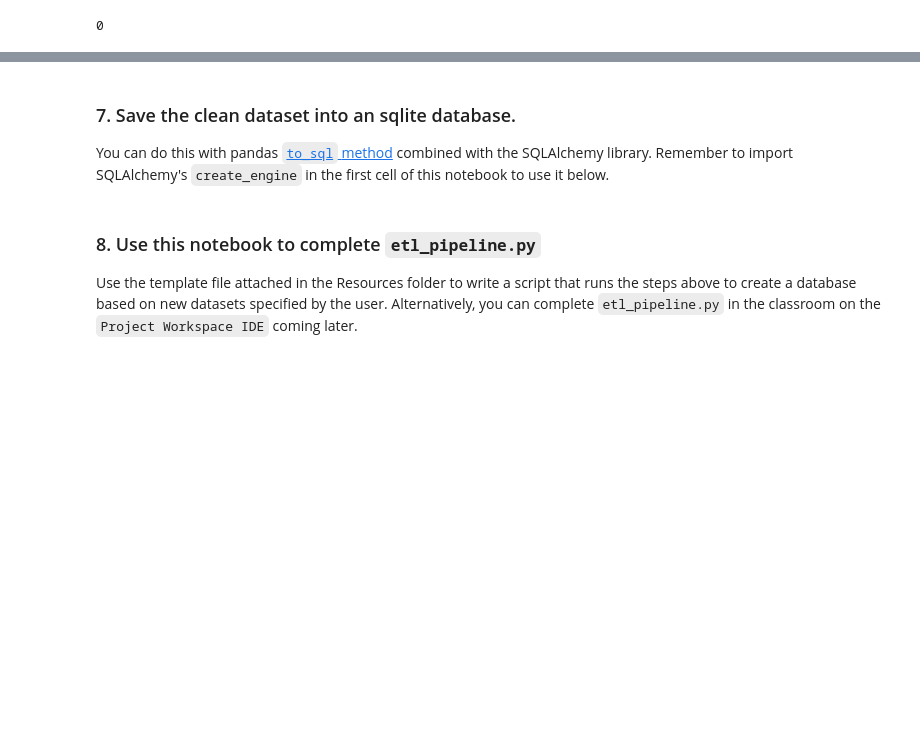
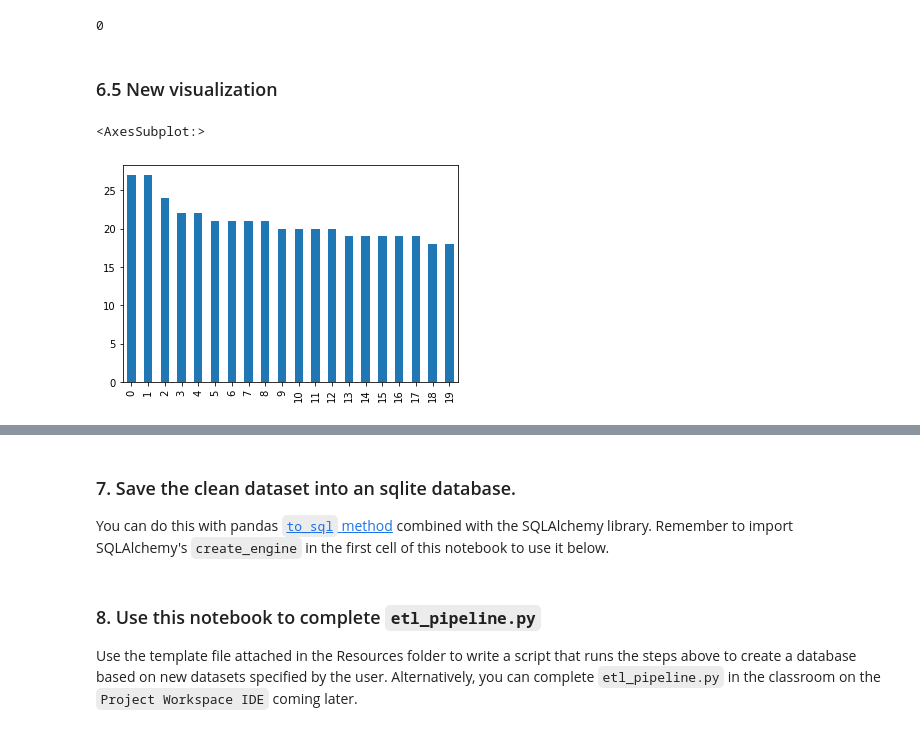
Before and after one commit to rmnng/dsdisresp, a Jupyter notebook: pipelines/ETL Pipeline Preparation.ipynb, the cells around one changed output, grey strips where cells are left out. Cells and saved outputs as stored; diff of their text form; code cells hidden in the pictures; blank space fills up the shorter version.

```diff
--- a/pipelines/ETL Pipeline Preparation.ipynb
+++ b/pipelines/ETL Pipeline Preparation.ipynb
@@ -257,3 +257,11 @@ df.drop_duplicates(inplace=True)
 df[df.duplicated()].shape[0]
 # %% [output]
 0
+# %% [markdown]
+### 6.5 New visualization
+# %%
+cats_per_msg = df[df.columns[4:]].sum(axis=1).sort_values(ascending=False)[:20].reset_index(drop=True)
+cats_per_msg.plot(kind='bar')
+# %% [output]
+<AxesSubplot:>
+[figure, added]
```
Also changed, not shown: parts of 3 cells of this notebook.
